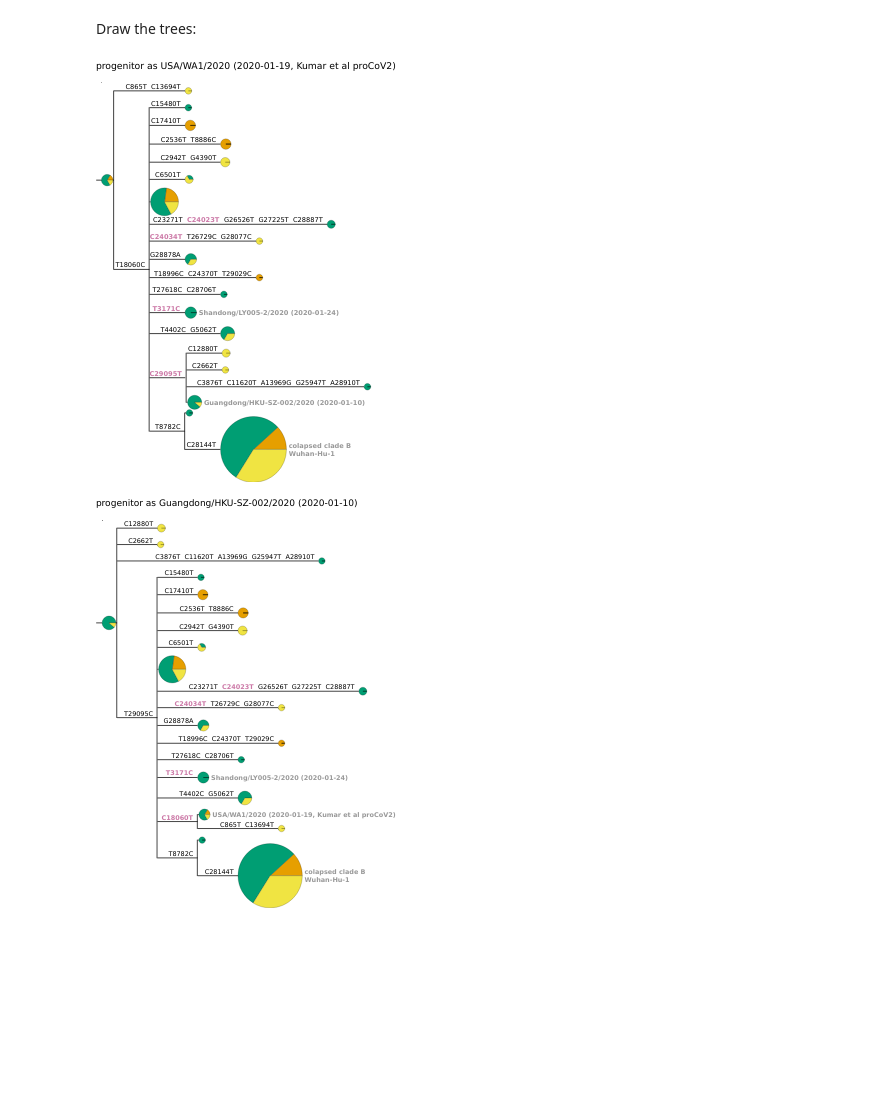
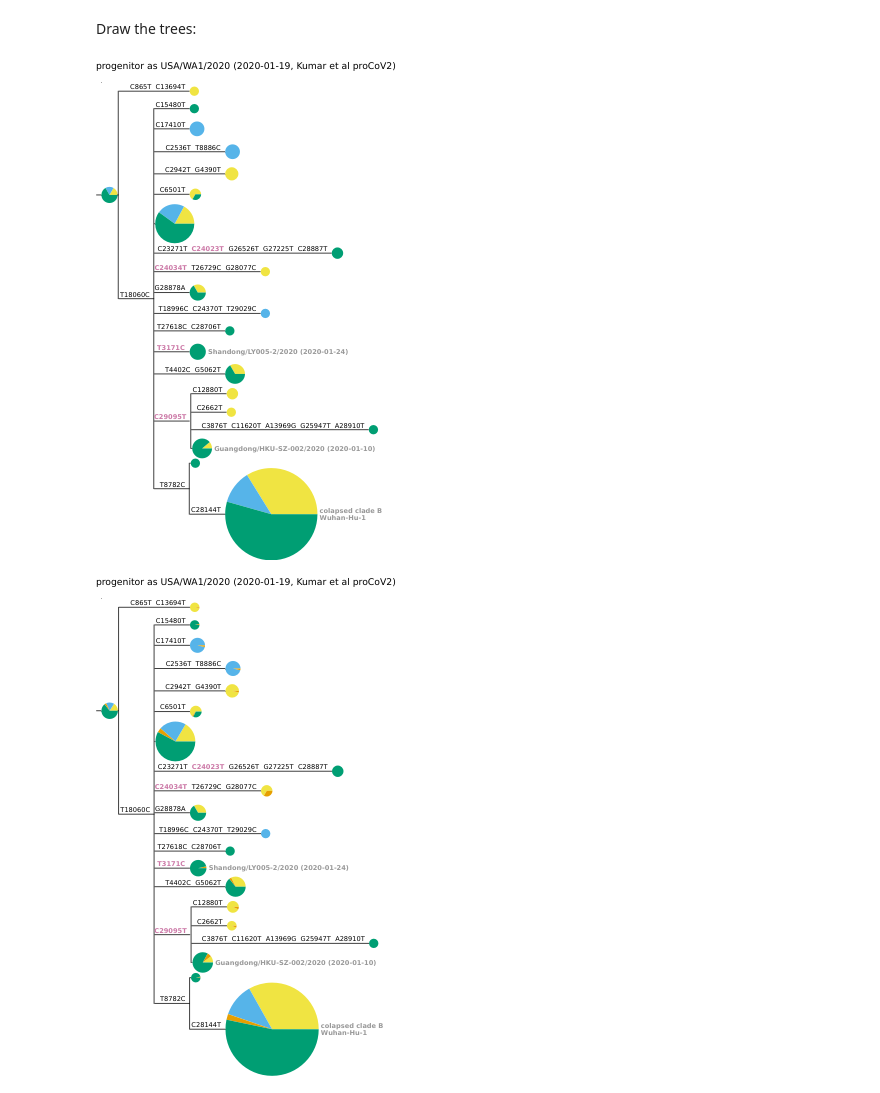
Before and after one commit to jbloom/SARS-CoV-2_PRJNA612766, a Jupyter notebook: notebooks/visualize_trees.py.ipynb, the cells around one changed output. Cells and saved outputs as stored; diff of their text form; code cells hidden in the pictures; blank space fills up the shorter version.

Commit message:
finish making pie charts on trees

```diff
--- a/notebooks/visualize_trees.py.ipynb
+++ b/notebooks/visualize_trees.py.ipynb
@@ -30,6 +32,7 @@ comparator_map_csv = snakemake.input.comparator_map
 site_offset = snakemake.params.site_offset
 progenitors = snakemake.params.progenitors
 outgroups = snakemake.params.outgroups
+region_of_interest = snakemake.params.region_of_interest
 # %% [markdown]
 Read data frames:
 # %%
@@ -163,6 +166,10 @@ Define possible locations for sequences.
 For now, this is hardcoded:
 # %%
-locations = {'Wuhan': '#E69F00',
-             'other China': '#009E73',
-             'outside China': '#F0E442',
-             }
+locations_deleted = {
+            'outside China': '#F0E442',
+            'Wuhan': '#56B4E9',
+            'deleted PRJNA612766': '#E69F00',
+            'other China': '#009E73',
+            }
+locations_no_deleted = locations_deleted.copy()
+del locations_no_deleted['deleted PRJNA612766']
@@ -171,7 +221,7 @@ Draw the trees:
 # %%
 def get_PieChartFace(node_annotation, nodesizescale, locations):
     nstrains = node_annotation['nstrains']
-    assert nstrains == sum(node_annotation[loc] for loc in locations)
+    assert numpy.allclose(nstrains, sum(node_annotation[loc] for loc in locations)), node_annotation
     radius = nodesizescale * math.sqrt(node_annotation['nstrains'])
     percents = []
     colors = []
@@ -182,7 +232,8 @@ def get_PieChartFace(node_annotation, nodesizescale, locations):
                              colors=colors,
                              width=radius,
                              height=radius,
-                             line_color='black')
+                             #line_color='black',
+                             )
 
 def get_pretty_tree(treefile,
                     df,
@@ -192,7 +243,7 @@ def get_pretty_tree(treefile,
                     locations,
                     widthscale=1350,
                     heightscale=1,
-                    nodesizescale=25,
+                    nodesizescale=35,
                     label_nodes=False,
                     label_fontsize=25,
                     branch_linewidth=4,
@@ -353,33 +404,43 @@ def get_pretty_tree(treefile,
         ts.title.add_face(ete3.TextFace('progenitor as ' + face_txt,
                                         fsize=title_fontsize,
                                         fgcolor='black'),
                           column=0,
                           )
     ts.title.add_face(ete3.TextFace('', fsize=title_fontsize),
                       column=0)
 
     ts.show_scale = False
     height = t.get_farthest_node()[1]
     ts.scale = widthscale / height
     ts.branch_vertical_margin = heightscale
 
     return t, ts
 
 assert len(progenitors) == len(tree_files)
 for outgroup, (progenitor, tree_file) in itertools.product(outgroups,
                                                            zip(progenitors, tree_files)
                                                            ):
     if outgroup != 'RaTG13':
         continue  # debugging
     t, ts = get_pretty_tree(tree_file,
                             df=all_df,
                             subs_matrix=subs_matrices[progenitor],
                             progenitor=progenitor,
                             to_outgroup_muts=subs_to_outgroup[outgroup],
                             node_labels=node_labels,
-                            locations=locations,
+                            locations=locations_no_deleted,
                             )
     display(t.render('%%inline', tree_style=ts, w=300))
+    t_deleted, ts_deleted = get_pretty_tree(
+                            tree_file,
+                            df=all_plus_deleted_df,
+                            subs_matrix=subs_matrices[progenitor],
+                            progenitor=progenitor,
+                            to_outgroup_muts=subs_to_outgroup[outgroup],
+                            node_labels=node_labels,
+                            locations=locations_deleted,
+                            )
+    display(t_deleted.render('%%inline', tree_style=ts_deleted, w=300))
 # %% [output]
-[figure, old version]
+[figure, new version]
-[figure, old version]
+[figure, new version]
```
Also changed, not shown: parts of 7 cells of this notebook, 1 other file.
